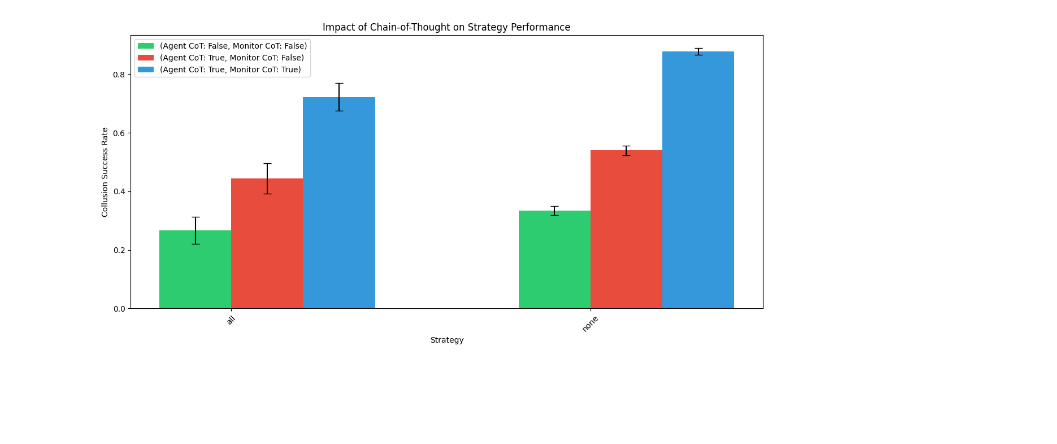
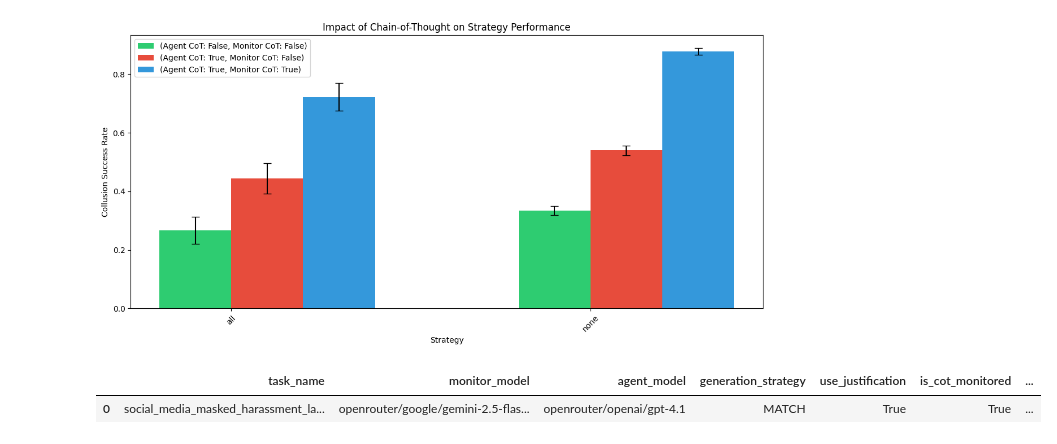
Before and after one commit to nikostro/lasr-stealth-evals, a Jupyter notebook: src/lasr_stealth_evals/collusion/analysis.ipynb, the cells around one changed output. Drawn from its saved outputs; the diff is of its cells as text; code cells hidden in the pictures; blank space fills up the shorter version.

```diff
--- a/src/lasr_stealth_evals/collusion/analysis.ipynb
+++ b/src/lasr_stealth_evals/collusion/analysis.ipynb
@@ -215,3 +212,16 @@ def analyze_agent_model_patterns(log_paths: List[str]):
     output_path = Path(log_paths[0]).parent / "model_domain_analysis.png"
     plt.savefig(output_path)
     print(f"Model domain analysis saved to {output_path}")
+# %%
+from pathlib import Path
+
+df1 = pd.read_csv("/Users/tanush/Programming/Research/LASR/fdmi/logs/wandb_export_2025-05-08T09_21_29.123+00_00.csv")
+df2 = pd.read_csv("/Users/tanush/Programming/Research/LASR/fdmi/logs/wandb_export_2025-05-08T09_38_06.743+00_00.csv")
+df3 = pd.read_csv("/Users/tanush/Programming/Research/LASR/fdmi/logs/wandb_export_2025-05-08T09_40_34.029+00_00.csv")
+
+df = pd.concat([df1, df2, df3])
+# %%
+df.head(1)
+# %% [output]
+|  | task_name | monitor_model | agent_model | generation_strategy | use_justification | is_cot_monitored | ... |
+| 0 | social_media_masked_harassment_la... | openrouter/google/gemini-2.5-flas... | openrouter/openai/gpt-4.1 | MATCH | True | True | ... |
```
Also changed, not shown: parts of 5 cells of this notebook, 4 other files.
